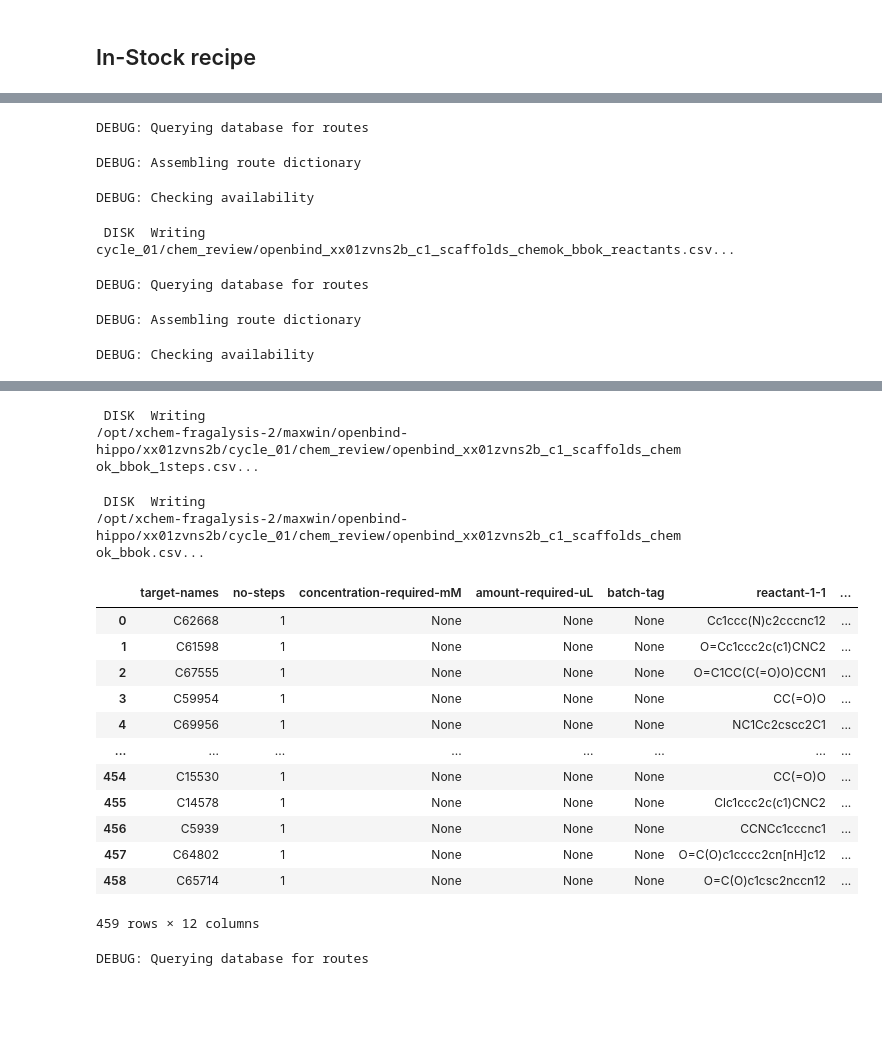
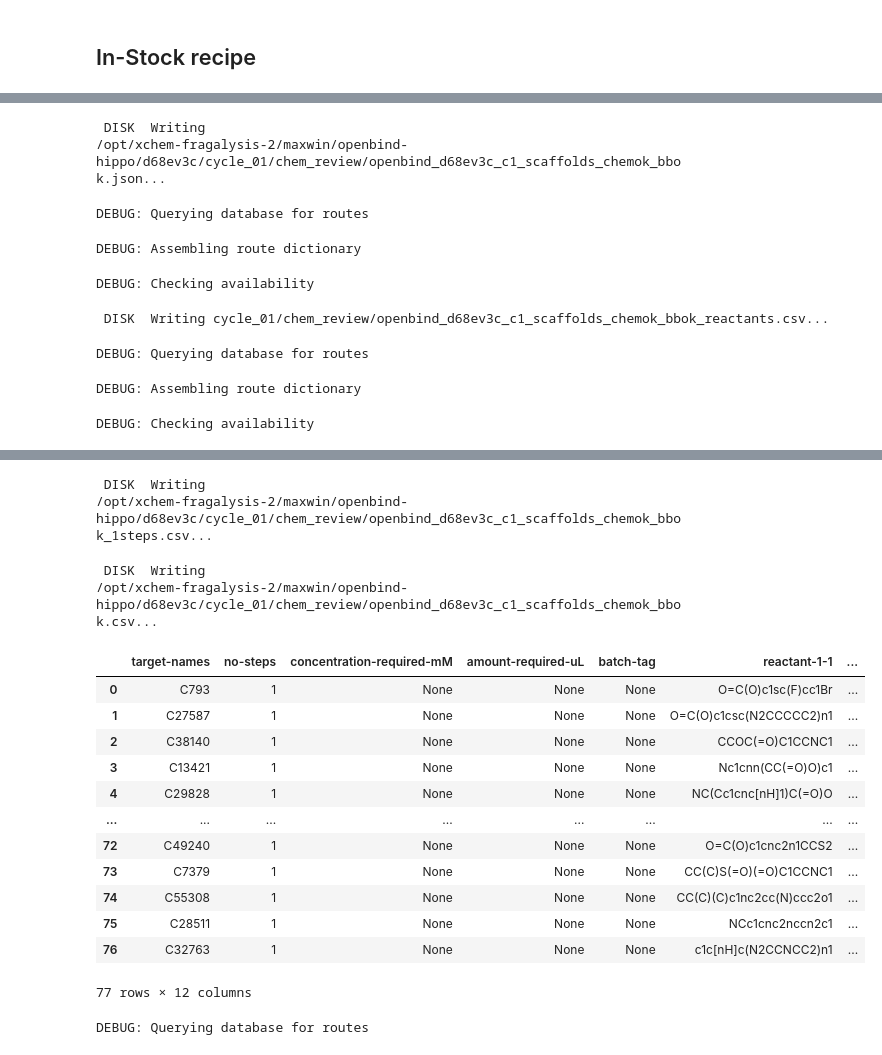
Before and after one commit to xchem/openbind-hippo, a Jupyter notebook: d68ev3c/c01e_elab_prep.ipynb, the cells around one changed output, grey strips where cells are left out. Drawn from its saved outputs; the diff is of its cells as text; code cells hidden in the pictures; blank space fills up the shorter version.

```diff
--- a/d68ev3c/c01e_elab_prep.ipynb
+++ b/d68ev3c/c01e_elab_prep.ipynb
@@ -58,7 +58,7 @@ df = pd.read_excel("cycle_01/chem_review/openbind_d68ev3c_c1_scaffolds_2steps.xl
 select = df[df["lisa-select"]=="Y"]
 print(len(select))
 ids = [int(cname[1:]) for cname in select["target-names"]]
-cset = animal.compounds[ids]
+cset += animal.compounds[ids]
 cset.add_tag("openbind_d68ev3c_c1_scaffolds_chemok")
 cset
 # %% [output]
@@ -70,7 +70,7 @@ df = pd.read_excel("cycle_01/chem_review/openbind_d68ev3c_c1_scaffolds_3steps.xl
 select = df[df["lisa-select"]=="Y"]
 print(len(select))
 ids = [int(cname[1:]) for cname in select["target-names"]]
-cset = animal.compounds[ids]
+cset += animal.compounds[ids]
 cset.add_tag("openbind_d68ev3c_c1_scaffolds_chemok")
 cset
 # %% [output]
@@ -106,39 +129,43 @@ recipe
 # %%
 recipe.write_json("cycle_01/chem_review/openbind_d68ev3c_c1_scaffolds_chemok_bbok.json")
+# %% [output]
+ DISK  Writing
+/opt/xchem-fragalysis-2/maxwin/openbind-hippo/d68ev3c/cycle_01/chem_review/openbind_d68ev3c_c1_scaffolds_chemok_bbo
+k.json...
 # %%
-df = recipe.write_reactant_csv("cycle_01/chem_review/openbind_xx01zvns2b_c1_scaffolds_chemok_bbok_reactants.csv")
+df = recipe.write_reactant_csv("cycle_01/chem_review/openbind_d68ev3c_c1_scaffolds_chemok_bbok_reactants.csv")
 # %% [output]
 DEBUG: Querying database for routes
 DEBUG: Assembling route dictionary
 DEBUG: Checking availability
- DISK  Writing cycle_01/chem_review/openbind_xx01zvns2b_c1_scaffolds_chemok_bbok_reactants.csv...
+ DISK  Writing cycle_01/chem_review/openbind_d68ev3c_c1_scaffolds_chemok_bbok_reactants.csv...
 # %%
-recipe.write_CAR_csv("cycle_01/chem_review/openbind_xx01zvns2b_c1_scaffolds_chemok_bbok.csv")
+recipe.write_CAR_csv("cycle_01/chem_review/openbind_d68ev3c_c1_scaffolds_chemok_bbok.csv")
 # %% [output]
 DEBUG: Querying database for routes
 DEBUG: Assembling route dictionary
 DEBUG: Checking availability
 [interactive output not drawn]
 [interactive output not drawn]
  DISK  Writing
-/opt/xchem-fragalysis-2/maxwin/openbind-hippo/xx01zvns2b/cycle_01/chem_review/openbind_xx01zvns2b_c1_scaffolds_chem
-ok_bbok_1steps.csv...
+/opt/xchem-fragalysis-2/maxwin/openbind-hippo/d68ev3c/cycle_01/chem_review/openbind_d68ev3c_c1_scaffolds_chemok_bbo
+k_1steps.csv...
  DISK  Writing
-/opt/xchem-fragalysis-2/maxwin/openbind-hippo/xx01zvns2b/cycle_01/chem_review/openbind_xx01zvns2b_c1_scaffolds_chem
-ok_bbok.csv...
+/opt/xchem-fragalysis-2/maxwin/openbind-hippo/d68ev3c/cycle_01/chem_review/openbind_d68ev3c_c1_scaffolds_chemok_bbo
+k.csv...
 |  | target-names | no-steps | concentration-required-mM | amount-required-uL | batch-tag | reactant-1-1 | ... |
-| 0 | C62668 | 1 | None | None | None | Cc1ccc(N)c2cccnc12 | ... |
-| 1 | C61598 | 1 | None | None | None | O=Cc1ccc2c(c1)CNC2 | ... |
-| 2 | C67555 | 1 | None | None | None | O=C1CC(C(=O)O)CCN1 | ... |
-| 3 | C59954 | 1 | None | None | None | CC(=O)O | ... |
-| 4 | C69956 | 1 | None | None | None | NC1Cc2cscc2C1 | ... |
+| 0 | C793 | 1 | None | None | None | O=C(O)c1sc(F)cc1Br | ... |
+| 1 | C27587 | 1 | None | None | None | O=C(O)c1csc(N2CCCCC2)n1 | ... |
+| 2 | C38140 | 1 | None | None | None | CCOC(=O)C1CCNC1 | ... |
+| 3 | C13421 | 1 | None | None | None | Nc1cnn(CC(=O)O)c1 | ... |
+| 4 | C29828 | 1 | None | None | None | NC(Cc1cnc[nH]1)C(=O)O | ... |
 | ... | ... | ... | ... | ... | ... | ... | ... |
-| 454 | C15530 | 1 | None | None | None | CC(=O)O | ... |
-| 455 | C14578 | 1 | None | None | None | Clc1ccc2c(c1)CNC2 | ... |
-| 456 | C5939 | 1 | None | None | None | CCNCc1cccnc1 | ... |
-| 457 | C64802 | 1 | None | None | None | O=C(O)c1cccc2cn[nH]c12 | ... |
-| 458 | C65714 | 1 | None | None | None | O=C(O)c1csc2nccn12 | ... |
+| 72 | C49240 | 1 | None | None | None | O=C(O)c1cnc2n1CCS2 | ... |
+| 73 | C7379 | 1 | None | None | None | CC(C)S(=O)(=O)C1CCNC1 | ... |
+| 74 | C55308 | 1 | None | None | None | CC(C)(C)c1nc2cc(N)ccc2o1 | ... |
+| 75 | C28511 | 1 | None | None | None | NCc1cnc2nccn2c1 | ... |
+| 76 | C32763 | 1 | None | None | None | c1c[nH]c(N2CCNCC2)n1 | ... |
-459 rows × 12 columns
+77 rows × 12 columns
 # %%
 recipe.write_product_csv("cycle_01/chem_review/openbind_xx01zvns2b_c1_scaffolds_chemok_bbok_products.csv")
 # %% [output]
```
Also changed, not shown: parts of 11 cells of this notebook, 2 other files.
